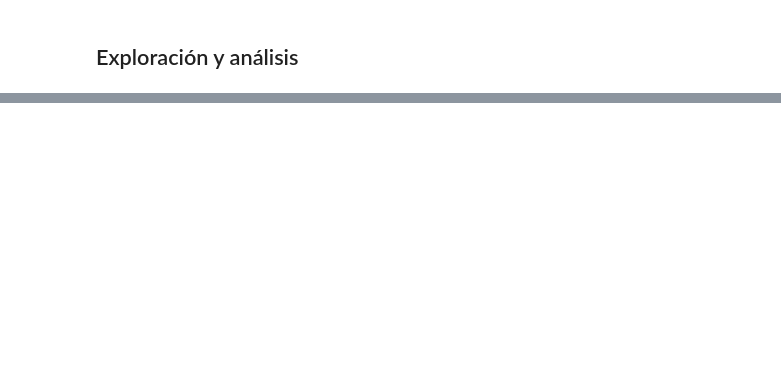
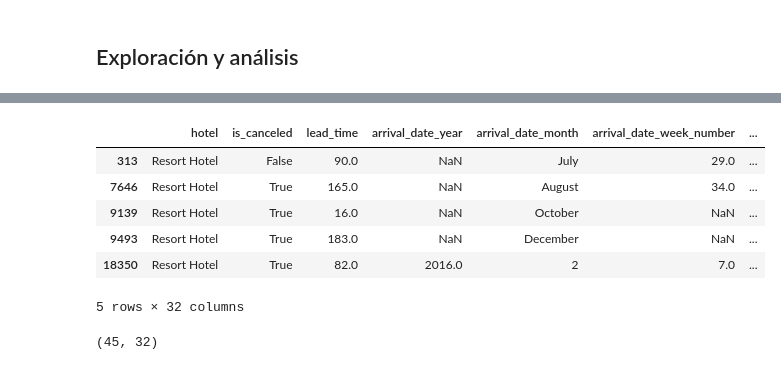
Before and after one commit to carla-caracola/proyecto_analisis_cancelaciones_reservas, a Jupyter notebook: limpieza_transformacion_carla.ipynb, the cells around one changed output, grey strips where cells are left out. Saved outputs shown, nothing was run; the diff lists cells and outputs as text; code cells hidden in the pictures; blank space fills up the shorter version.

```diff
--- a/limpieza_transformacion_carla.ipynb
+++ b/limpieza_transformacion_carla.ipynb
@@ -1 +1,13 @@
+# %%
+# Importar librerías necesarias
+
+import pandas as pd
+import numpy as np
+import re
+
+pd.set_option('display.max_columns', None)
+# %%
+# Importar datos
+
+df = pd.read_csv("data/finanzas_hotel_bookings.csv", index_col=0)
 # %% [markdown]
@@ -19,0 +91,18 @@ import numpy as np
+# %%
+# Inspeccionar df filtrado
+
+df_filtered.head(5)
+# %% [output]
+|  | hotel | is_canceled | lead_time | arrival_date_year | arrival_date_month | arrival_date_week_number | ... |
+| 313 | Resort Hotel | False | 90.0 | NaN | July | 29.0 | ... |
+| 7646 | Resort Hotel | True | 165.0 | NaN | August | 34.0 | ... |
+| 9139 | Resort Hotel | True | 16.0 | NaN | October | NaN | ... |
+| 9493 | Resort Hotel | True | 183.0 | NaN | December | NaN | ... |
+| 18350 | Resort Hotel | True | 82.0 | 2016.0 | 2 | 7.0 | ... |
+5 rows × 32 columns
+# %%
+# Conocer la cantidad de filas que tiene el df filtrado
+
+df_filtered.shape
+# %% [output]
+(45, 32)
```
Also changed, not shown: parts of 31 cells of this notebook.
